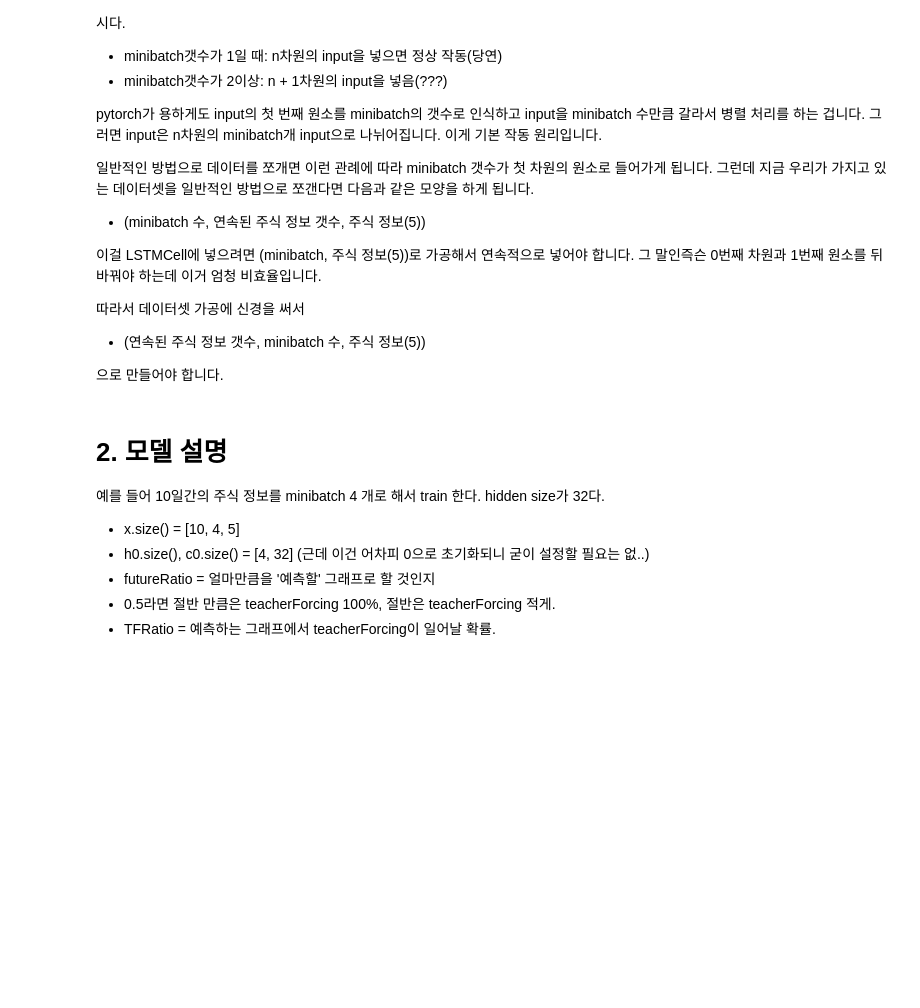
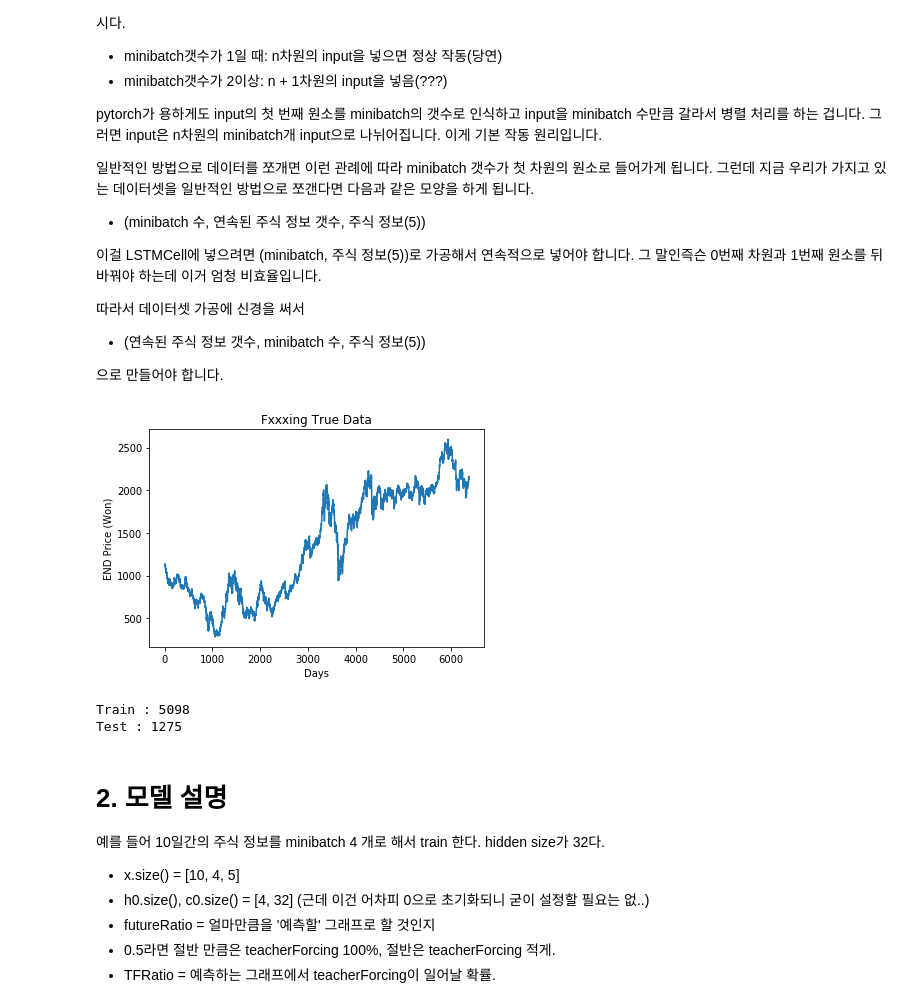
Before and after one commit to Kicory/ML_StockPJ, a Jupyter notebook: Notebook/TheGrandPredictor.ipynb, the cells around one changed output. Cells and saved outputs as stored; diff of their text form; code cells hidden in the pictures; blank space fills up the shorter version.

```diff
--- a/Notebook/TheGrandPredictor.ipynb
+++ b/Notebook/TheGrandPredictor.ipynb
@@ -60,9 +67,14 @@ pytorch가 용하게도 input의 첫 번째 원소를 minibatch의 갯수로 인
 
 으로 만들어야 합니다.
 # %%
-UsingCols = [1, 3, 7]
+DATA_PATH = os.path.join(data_dir, 'KOSPI.csv')
+
+UsingCols = [1, 2, 3, 4, 5, 6, 7, 8]
 LSTMHiddenSize_1 = 16
 DropoutRate = 0.5
 LSTMHiddenSize_2 = 16
 GradientClip = 5
-DATA_PATH = os.path.join(data_dir, 'KOSPI.csv')
+batchSize = 1
+
+GivenCnt = 12
+PredictCnt = 3
@@ -70,0 +81,20 @@ UsingColsCnt = len(UsingCols)
+# %%
+UsingColsCnt = len(UsingCols)
+DATA = pd.read_csv(DATA_PATH, engine='c', usecols=UsingCols)
+plt.figure()
+plt.plot(DATA["END"])
+plt.title('Fxxxing True Data')
+plt.ylabel('END Price (Won)')
+plt.xlabel('Days')
+plt.show()
+# %% [output]
+[figure, added]
+# %%
+TRAIN, TEST = skms.train_test_split(DATA, train_size=0.8, test_size=0.2, shuffle=False)
+print('Train :', len(TRAIN), '\nTest :', len(TEST))
+scaler = skpp.MinMaxScaler(feature_range=(-1, 1))
+TRAIN = scaler.fit_transform(TRAIN.to_numpy())
+TEST = scaler.fit_transform(TEST.to_numpy())
+# %% [output]
+Train : 5098
+Test : 1275
```
Also changed, not shown: parts of 12 cells of this notebook.
